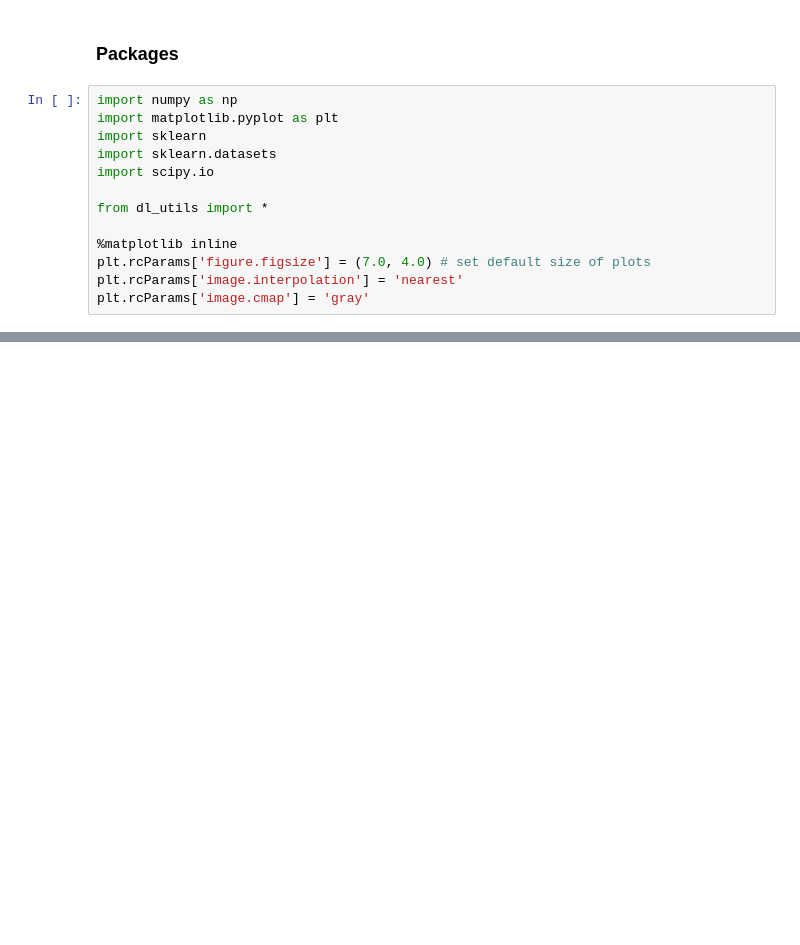
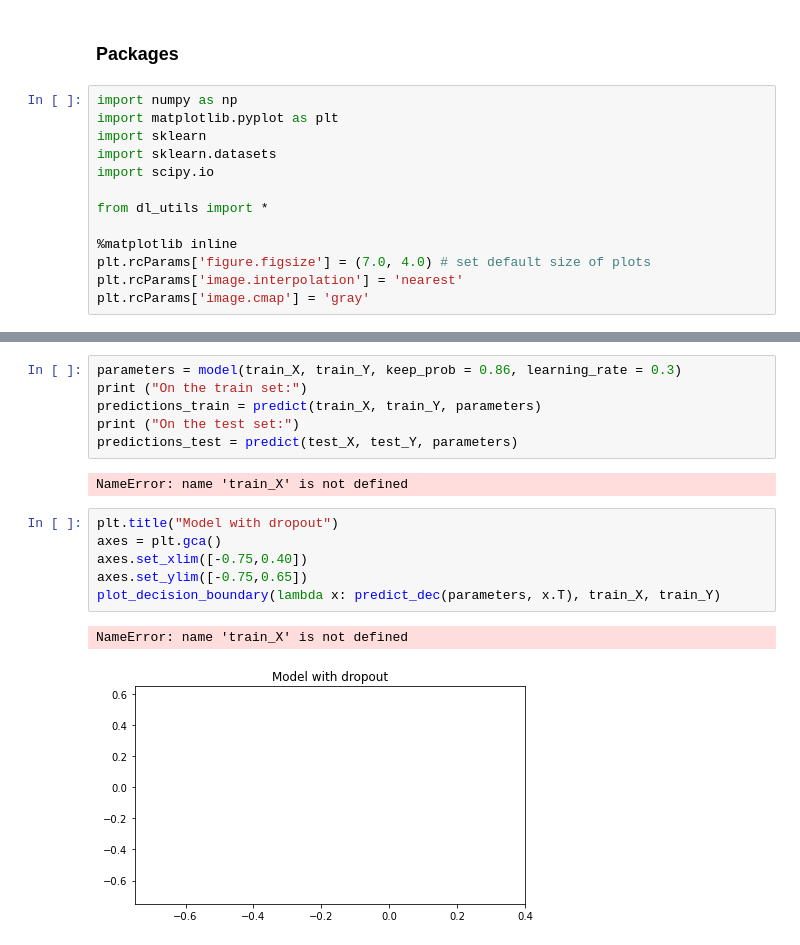
Before and after one commit to riehseun/machine-learning, a Jupyter notebook: machine-learning/regularization.ipynb, the cells around one changed output, grey strips where cells are left out. Cells and saved outputs as stored; diff of their text form; blank space fills up the shorter version.

```diff
--- a/machine-learning/regularization.ipynb
+++ b/machine-learning/regularization.ipynb
@@ -76,0 +380,17 @@ NameError: name 'scipy' is not defined
+# %%
+parameters = model(train_X, train_Y, keep_prob = 0.86, learning_rate = 0.3)
+print ("On the train set:")
+predictions_train = predict(train_X, train_Y, parameters)
+print ("On the test set:")
+predictions_test = predict(test_X, test_Y, parameters)
+# %% [output]
+NameError: name 'train_X' is not defined
+# %%
+plt.title("Model with dropout")
+axes = plt.gca()
+axes.set_xlim([-0.75,0.40])
+axes.set_ylim([-0.75,0.65])
+plot_decision_boundary(lambda x: predict_dec(parameters, x.T), train_X, train_Y)
+# %% [output]
+NameError: name 'train_X' is not defined
+[figure, added]
```
Also changed, not shown: parts of 16 cells of this notebook, 5 other files.
